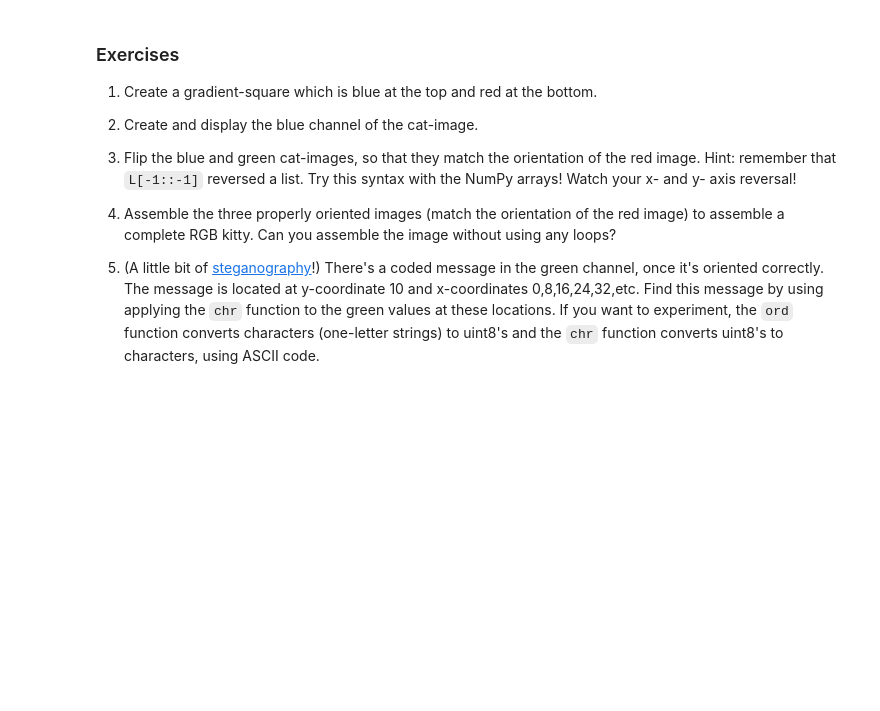
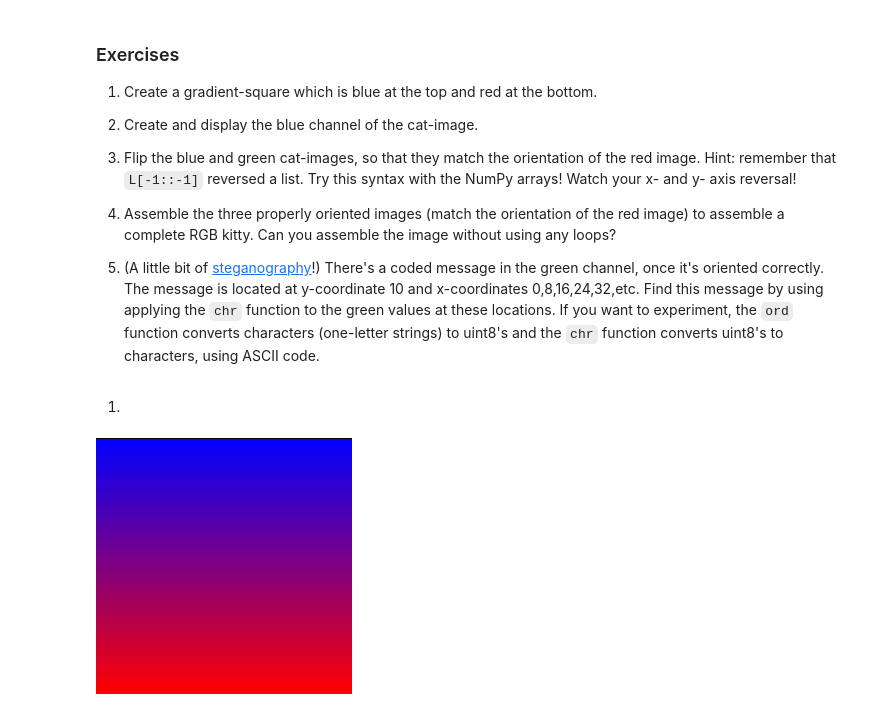
Before and after one commit to victoriacochran/MATH-152, a Jupyter notebook: P4M_Notebook_4.ipynb, the cells around one changed output. Drawn from its saved outputs; the diff is of its cells as text; code cells hidden in the pictures; blank space fills up the shorter version.

```diff
--- a/P4M_Notebook_4.ipynb
+++ b/P4M_Notebook_4.ipynb
@@ -1217,3 +1244,5 @@ Now we see the problem!  Complete the exercises below to fix the image.
 4.  Assemble the three properly oriented images (match the orientation of the red image) to assemble a complete RGB kitty.  Can you assemble the image without using any loops?
 
 5.  (A little bit of [steganography](https://en.wikipedia.org/wiki/Steganography)!)  There's a coded message in the green channel, once it's oriented correctly.  The message is located at y-coordinate 10 and x-coordinates 0,8,16,24,32,etc.  Find this message by using applying the `chr` function to the green values at these locations.  If you want to experiment, the `ord` function converts characters (one-letter strings) to uint8's and the `chr` function converts uint8's to characters, using ASCII code.
+# %% [markdown]
+1.
@@ -1219,0 +1252,9 @@ Now we see the problem!  Complete the exercises below to fix the image.
+# %%
+gradient = np.zeros((256, 256, 3), dtype=np.uint8)
+for x in range(256):
+    for y in range(256):
+        gradient[y,x] = [y-256, 0, 256-y]
+img = Image.fromarray(gradient)
+display(img)
+# %% [output]
+[figure, added]
```
Also changed, not shown: parts of 12 cells of this notebook.
